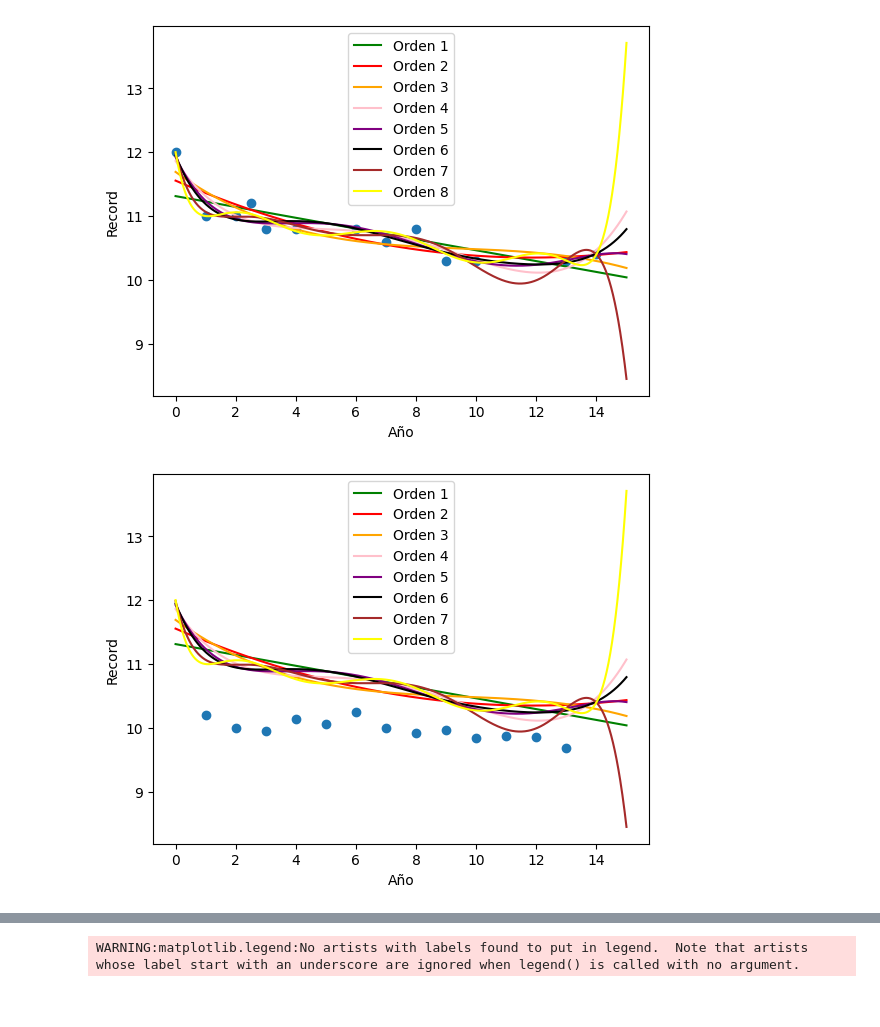
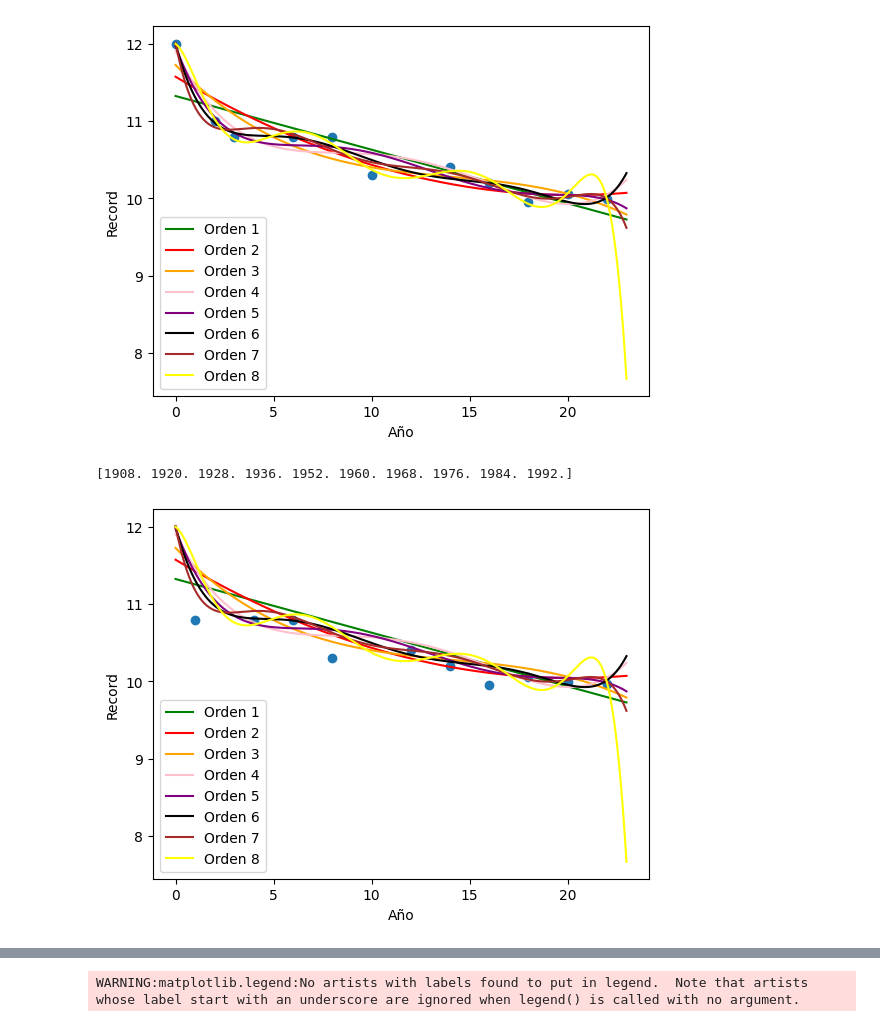
Before and after one commit to DCI-alxogm/ml2023-starmath4, a Jupyter notebook: Ago25-26/Tarea_25_de_agosto.ipynb, the cells around one changed output, grey strips where cells are left out. Saved outputs shown, nothing was run; the diff lists cells and outputs as text; code cells hidden in the pictures.

```diff
--- a/Ago25-26/Tarea_25_de_agosto.ipynb
+++ b/Ago25-26/Tarea_25_de_agosto.ipynb
@@ -45,12 +45,16 @@ data=np.loadtxt("olympic100m_men.txt",delimiter=",").T #Delimitados por coma ya
 #Gráficas del conjunto de entrenamiento y cálculo del costo total
 
 #Conjunto de entrenamiento
-x=data[0][0:13]#De data, el primer arreglo es de años
-y=data[1][0:13] #De data, el segundo arreglo es de los records
+x=np.zeros(11)
+y=np.zeros(11)
 
-x=(x-1896)/4 #Normalizar x. Para el otro conjunto x-1950
+for i in range (0,22,2):
+  x[int(i/2)]=data[0][i]
+  y[int(i/2)]=data[1][i]
 
-B=np.linspace(0,15,1000) #elementos para graficar
+x=(x-1896)/4 #Normalizar x.
+
+B=np.linspace(0,23,1000) #elementos para graficar
 plt.scatter(x,y) #Gráfica de puntos
 
 A1,C1=wn(x,y,1)
@@ -91,15 +95,22 @@ plt.ylabel("Record")
 plt.legend()
 plt.show()
 # %% [output]
-[figure, old version]
+[figure, new version]
 # %%
 #Conjunto de validación: Gráfica y cálculo del costo total
 
 #Graficas
-xv=data[0][14:27]
-yv=data[1][14:27]
 
-xv=(xv-1956)/4
+xv=np.zeros(10)
+yv=np.zeros(10)
+
+for i in range (4,24,2):
+  xv[int((i-4)/2)]=data[0][i]
+  yv[int((i-4)/2)]=data[1][i]
+
+print(xv)
+
+xv=(xv-1904)/4 #Normalizar x.
 
 plt.scatter(xv,yv) #Gráfica de puntos
 
@@ -116,34 +127,35 @@ plt.plot(B,regv2,color="red",label="Orden 2")
 CV3=costo_total(A3,xv,yv,3)
 regv3=pol(B,A3)
 plt.plot(B,regv3,color="orange",label="Orden 3")
 
 CV4=costo_total(A4,xv,yv,4)
 regv4=pol(B,A4)
 plt.plot(B,regv4,color="pink",label="Orden 4")
 
 CV5=costo_total(A5,xv,yv,5)
 regv5=pol(B,A5)
 plt.plot(B,regv5,color="purple",label="Orden 5")
 
 CV6=costo_total(A6,xv,yv,6)
 regv6=pol(B,A6)
 plt.plot(B,regv6,color="black",label="Orden 6")
 
 CV7=costo_total(A7,xv,yv,7)
 regv7=pol(B,A7)
 plt.plot(B,regv7,color="brown",label="Orden 7")
 
 CV8=costo_total(A8,xv,yv,8)
 regv8=pol(B,A8)
 plt.plot(B,regv8,color="yellow",label="Orden 8")
 
 plt.xlabel("Año")
 plt.ylabel("Record")
 
 plt.legend()
 plt.show()
 # %% [output]
+[1908. 1920. 1928. 1936. 1952. 1960. 1968. 1976. 1984. 1992.]
-[figure, old version]
+[figure, new version]
 # %%
 #Gráficas Costo total vs orden del polinomio para el conjunto de enfrentamiento y el de validación
 
```
Also changed, not shown: parts of 1 cell of this notebook.
